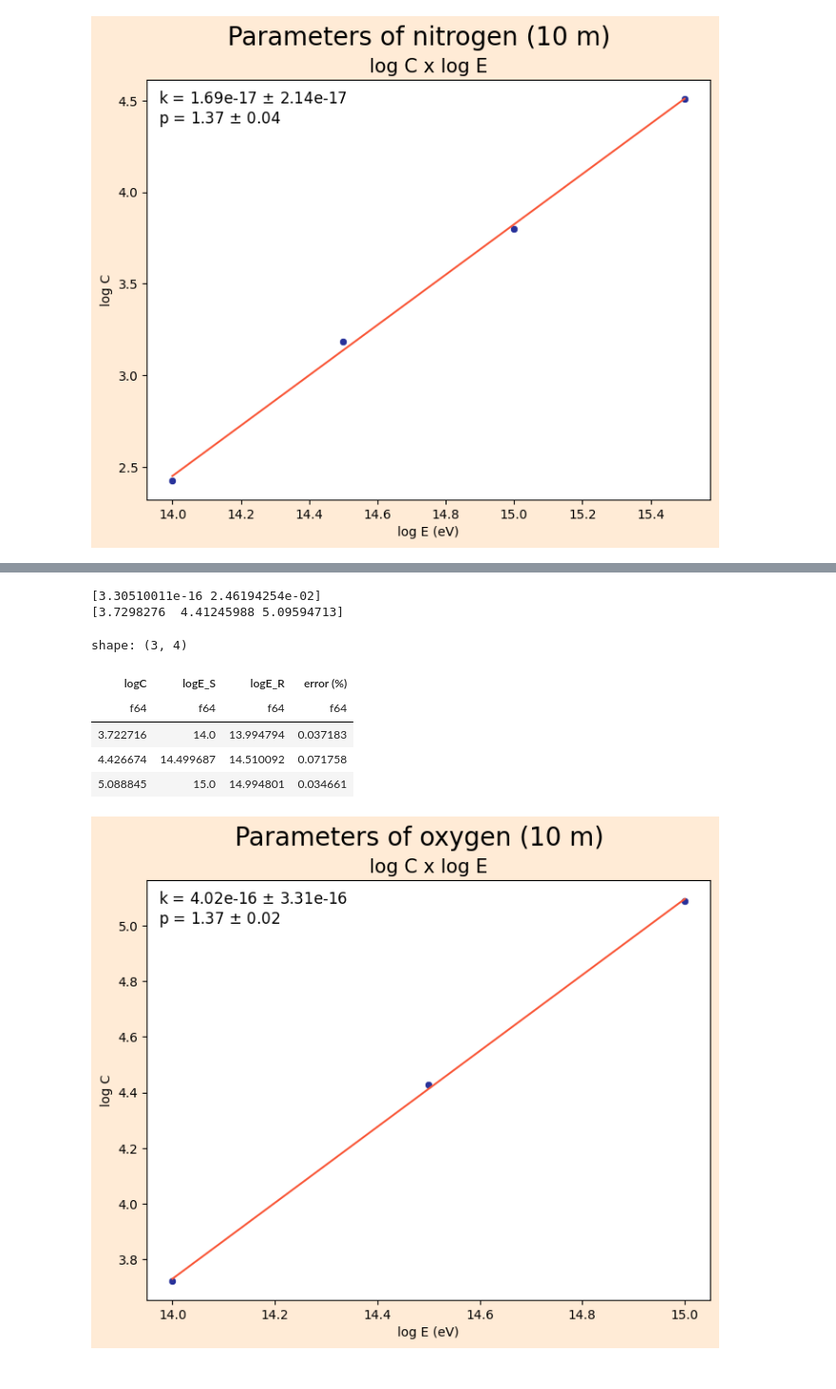
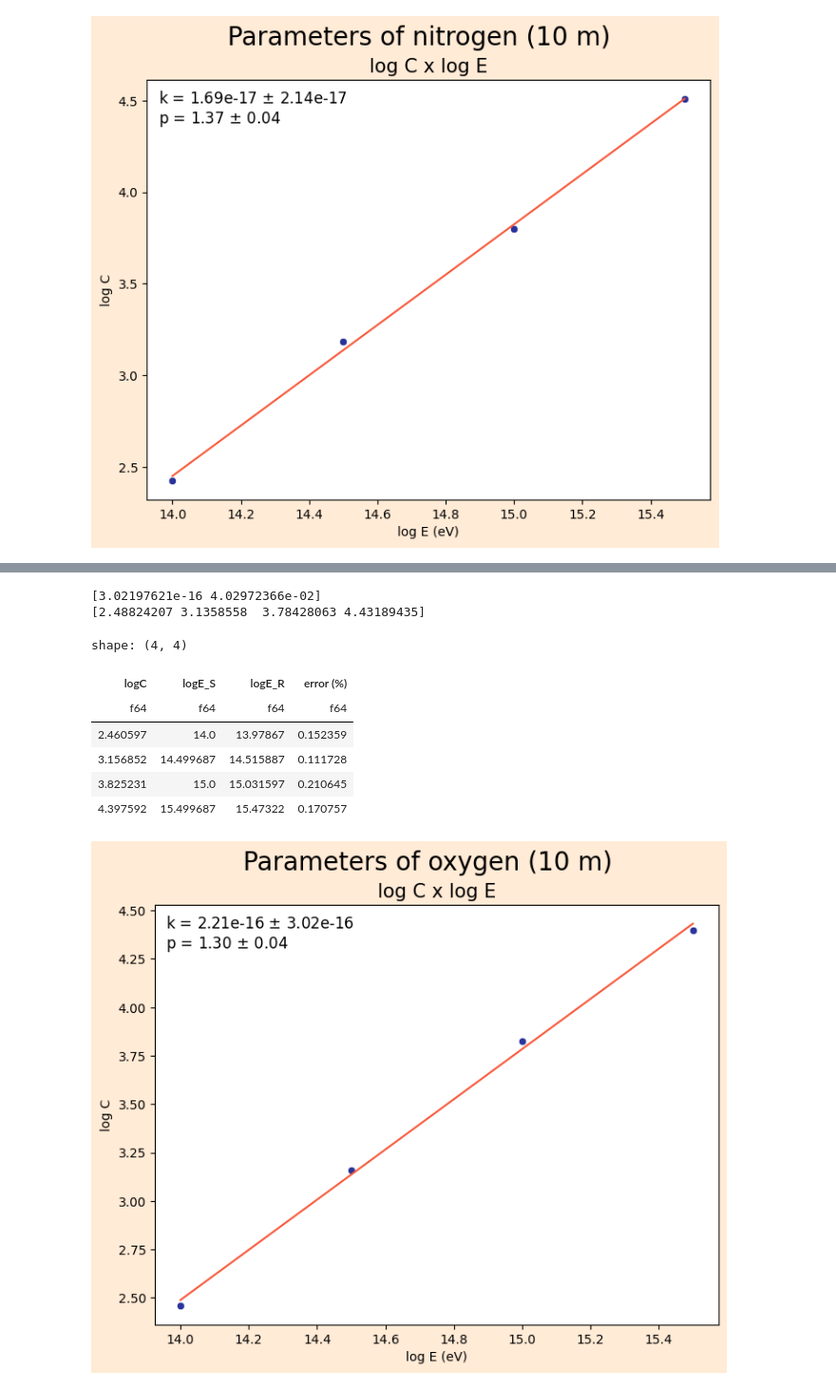
Before and after one commit to lucas-orfei/mestrado, a Jupyter notebook: array_3det.ipynb, the cells around one changed output, grey strips where cells are left out. Shown at 95% size. Drawn from its saved outputs; the diff is of its cells as text; code cells hidden in the pictures.

```diff
--- a/array_3det.ipynb
+++ b/array_3det.ipynb
@@ -8,7 +8,7 @@ from scipy.optimize import curve_fit
 import re
 import math
 # %%
-caminho_arquivo = "tratados_3det/nitrogen/nitrogen3.16E15"
+caminho_arquivo = "tratados_3det/iron/iron3.16E15"
 
 def processar_arquivo(nome_arquivo):
     # Listas para armazenar as detecções por tipo de partícula e por detector
@@ -1125,8 +1126,8 @@ plt.savefig('plots/' + name.split(' ')[0].lower() +'/energy_'+ caminho_arquivo.s
 # Fit do oxigênio
 from scipy.optimize import curve_fit
 
-C = [5281, 2.671e+04, 1.227e+05]
-E = [1E14, 3.16E14, 1E15]
+C = [288.8, 1435, 6687, 2.498e+04]
+E = [1E14, 3.16E14, 1E15, 3.16E15]
 
 logC = np.log10(C)
 logE = np.log10(E)
@@ -1156,37 +1157,38 @@ print(np.sqrt(np.diag(cov)))
 
 print(power(E,*coefficients_oxygen))
 
 ax.plot(logE, power(E,*coefficients_oxygen), color = '#F95738')
 sns.scatterplot(x = logE, y = logC, color = '#29339B', ax = ax)
 
 ax.legend(title = 'k = {:.2e} $\pm$ {:.2e}\np = {:.2f} $\pm$ {:.2f}'
           .format(coefficients_oxygen[0],inc[0],coefficients_oxygen[1],inc[1]),
           title_fontsize = 12,facecolor = 'white', frameon = False)
 
 
 logE_0_array = ((np.log10(C/coefficients_oxygen[0]))/coefficients_oxygen[1])
 
 logE_0 = logE_0_array.tolist()
 
 data = {
     'logC':logC,
     'logE_S':logE,
     'logE_R':logE_0
 }
 
 df = pl.DataFrame(data)
 
 df = df.with_columns(
         abs((((pl.col('logE_R')-pl.col('logE_S'))/pl.col('logE_S'))*100)).alias('error (%)')
 )
 df
 # %% [output]
-[3.30510011e-16 2.46194254e-02]
-[3.7298276  4.41245988 5.09594713]
+[3.02197621e-16 4.02972366e-02]
+[2.48824207 3.1358558  3.78428063 4.43189435]
-shape: (3, 4)
+shape: (4, 4)
 | logC | logE_S | logE_R | error (%) |
 | f64 | f64 | f64 | f64 |
-| 3.722716 | 14.0 | 13.994794 | 0.037183 |
-| 4.426674 | 14.499687 | 14.510092 | 0.071758 |
-| 5.088845 | 15.0 | 14.994801 | 0.034661 |
+| 2.460597 | 14.0 | 13.97867 | 0.152359 |
+| 3.156852 | 14.499687 | 14.515887 | 0.111728 |
+| 3.825231 | 15.0 | 15.031597 | 0.210645 |
+| 4.397592 | 15.499687 | 15.47322 | 0.170757 |
-[figure, old version]
+[figure, new version]
```
Also changed, not shown: parts of 30 cells of this notebook.
